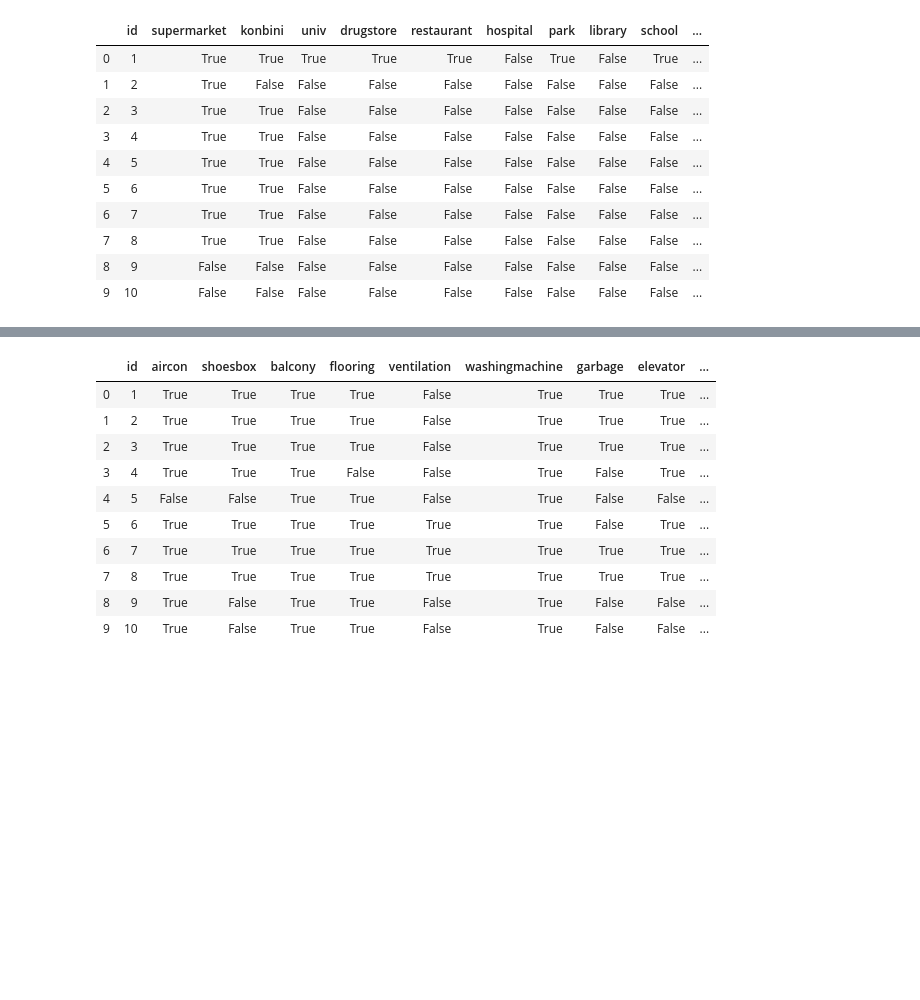
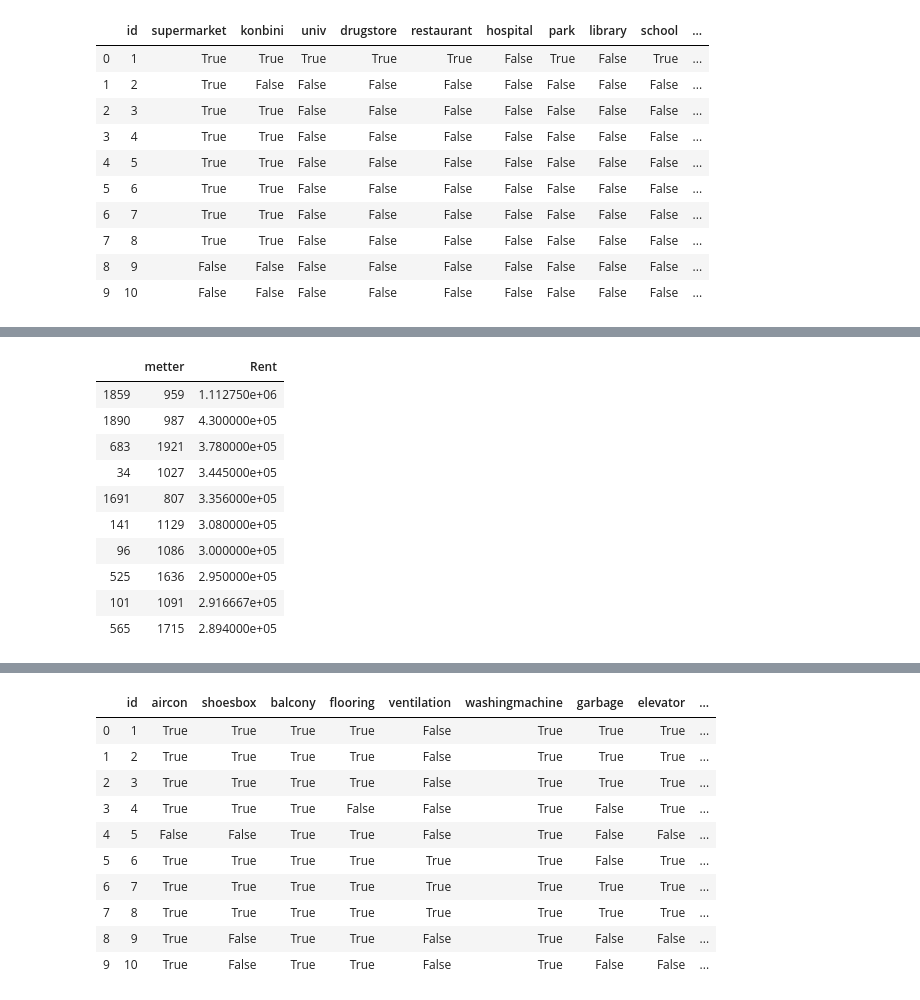
Before and after one commit to dt024/signatestudentcup2019, a Jupyter notebook: signate_houseprices.ipynb, the cells around one changed output, grey strips where cells are left out. Saved outputs shown, nothing was run; the diff lists cells and outputs as text; code cells hidden in the pictures; blank space fills up the shorter version.

```diff
--- a/signate_houseprices.ipynb
+++ b/signate_houseprices.ipynb
@@ -535,3 +597,20 @@ train[['id','supermarket','konbini','univ','drugstore','restaurant',
+# %%
+train['metter'].fillna(350,inplace=True)
+test['metter'].fillna(350,inplace=True)
+# %%
+train[['metter', 'Rent']].groupby(['metter'], as_index=False).mean().sort_values(by="Rent",ascending=False).head(10)
+# %% [output]
+|  | metter | Rent |
+| 1859 | 959 | 1.112750e+06 |
+| 1890 | 987 | 4.300000e+05 |
+| 683 | 1921 | 3.780000e+05 |
+| 34 | 1027 | 3.445000e+05 |
+| 1691 | 807 | 3.356000e+05 |
+| 141 | 1129 | 3.080000e+05 |
+| 96 | 1086 | 3.000000e+05 |
+| 525 | 1636 | 2.950000e+05 |
+| 101 | 1091 | 2.916667e+05 |
+| 565 | 1715 | 2.894000e+05 |
 # %%
 train['Facility'].value_counts()
 # %% [output]
```
Also changed, not shown: parts of 42 cells of this notebook.
